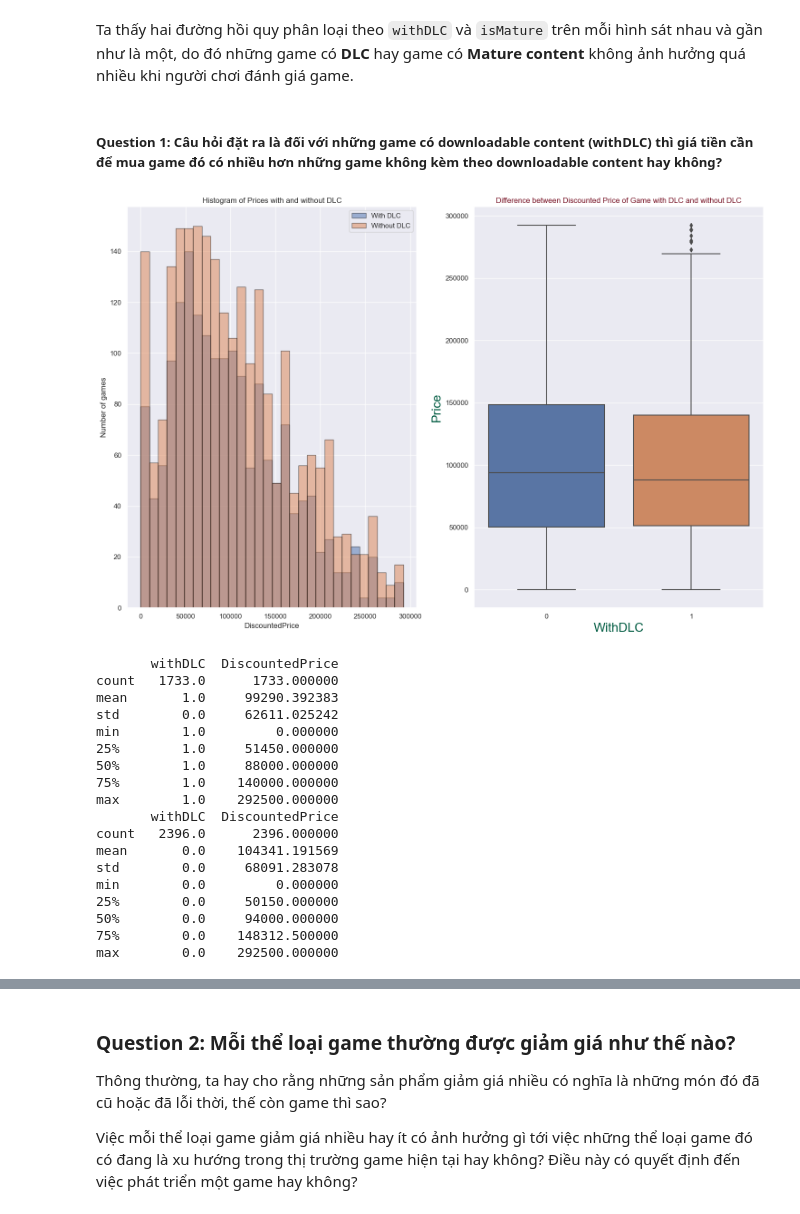
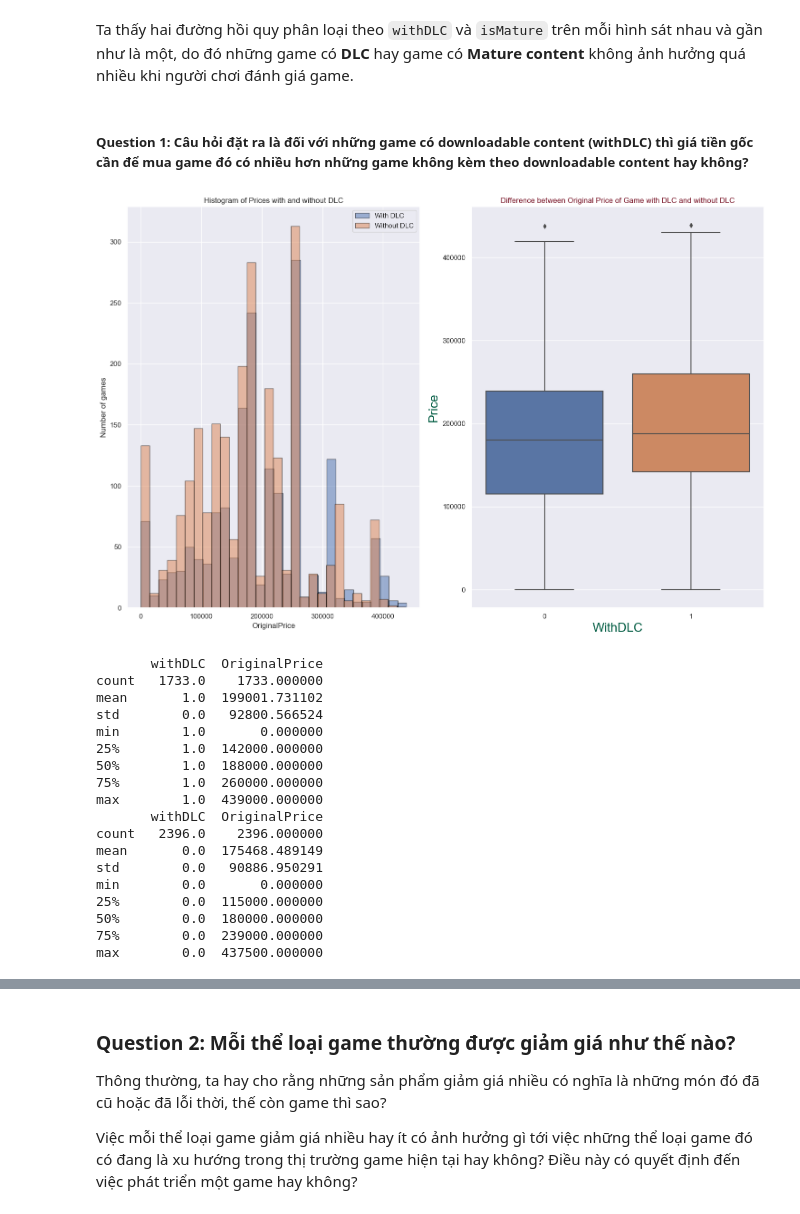
Before and after one commit to cheesepp/steam_game_ratings, a Jupyter notebook: notebooks/eda_questions.ipynb, the cells around one changed output, grey strips where cells are left out. Drawn from its saved outputs; the diff is of its cells as text; code cells hidden in the pictures.

```diff
--- a/notebooks/eda_questions.ipynb
+++ b/notebooks/eda_questions.ipynb
@@ -85,47 +85,47 @@ Text(0.5, 1.0, 'Biểu đề thể hiện mối quan hệ của NegativeReviews
 # %% [markdown]
 Ta thấy hai đường hồi quy phân loại theo `withDLC` và `isMature` trên mỗi hình sát nhau và gần như là một, do đó những game có **DLC** hay game có **Mature content** không ảnh hưởng quá nhiều khi người chơi đánh giá game.
 # %% [markdown]
-##### Question 1: Câu hỏi đặt ra là đối với những game có downloadable content (withDLC) thì giá tiền cần để mua game đó có nhiều hơn những game không kèm theo downloadable content hay không?
+##### Question 1: Câu hỏi đặt ra là đối với những game có downloadable content (withDLC) thì giá tiền gốc cần để mua game đó có nhiều hơn những game không kèm theo downloadable content hay không?
 # %%
 df_with_dlc = cleaned_df[cleaned_df['withDLC'] == 1]
 df_without_dlc = cleaned_df[cleaned_df['withDLC'] == 0]
 
 fig, axs = plt.subplots(1, 2, figsize = (15, 10))
-axs[0].hist(df_with_dlc['DiscountedPrice'], bins = 30, alpha = 0.5, label = 'With DLC', edgecolor = 'black')
-axs[0].hist(df_without_dlc['DiscountedPrice'], bins = 30, alpha = 0.5, label = 'Without DLC', edgecolor = 'black')
+axs[0].hist(df_with_dlc['OriginalPrice'], bins = 30, alpha = 0.5, label = 'With DLC', edgecolor = 'black')
+axs[0].hist(df_without_dlc['OriginalPrice'], bins = 30, alpha = 0.5, label = 'Without DLC', edgecolor = 'black')
 axs[0].legend(loc = 'upper right')
 axs[0].set_title('Histogram of Prices with and without DLC')
-axs[0].set_xlabel('DiscountedPrice')
+axs[0].set_xlabel('OriginalPrice')
 axs[0].set_ylabel('Number of games')
 
-sns.boxplot(x = 'withDLC', y = 'DiscountedPrice', data = cleaned_df, ax = axs[1])
-axs[1].set_title('Difference between Discounted Price of Game with DLC and without DLC', color = '#750E21')
+sns.boxplot(x = 'withDLC', y = 'OriginalPrice', data = cleaned_df, ax = axs[1])
+axs[1].set_title('Difference between Original Price of Game with DLC and without DLC', color = '#750E21')
 axs[1].set_xlabel('WithDLC', color = '#005B41', fontsize = 20)
 axs[1].set_ylabel('Price', color = '#005B41', fontsize = 20)
 
 plt.tight_layout()
 plt.show()
 # %% [output]
-[figure, old version]
+[figure, new version]
 # %%
-print(df_with_dlc[['withDLC', 'DiscountedPrice']].describe())
-print(df_without_dlc[['withDLC', 'DiscountedPrice']].describe())
+print(df_with_dlc[['withDLC', 'OriginalPrice']].describe())
+print(df_without_dlc[['withDLC', 'OriginalPrice']].describe())
 # %% [output]
-       withDLC  DiscountedPrice
-count   1733.0      1733.000000
-mean       1.0     99290.392383
-std        0.0     62611.025242
-min        1.0         0.000000
-25%        1.0     51450.000000
-50%        1.0     88000.000000
-75%        1.0    140000.000000
-max        1.0    292500.000000
-       withDLC  DiscountedPrice
-count   2396.0      2396.000000
-mean       0.0    104341.191569
-std        0.0     68091.283078
-min        0.0         0.000000
-25%        0.0     50150.000000
-50%        0.0     94000.000000
-75%        0.0    148312.500000
-max        0.0    292500.000000
+       withDLC  OriginalPrice
+count   1733.0    1733.000000
+mean       1.0  199001.731102
+std        0.0   92800.566524
+min        1.0       0.000000
+25%        1.0  142000.000000
+50%        1.0  188000.000000
+75%        1.0  260000.000000
+max        1.0  439000.000000
+       withDLC  OriginalPrice
+count   2396.0    2396.000000
+mean       0.0  175468.489149
+std        0.0   90886.950291
+min        0.0       0.000000
+25%        0.0  115000.000000
+50%        0.0  180000.000000
+75%        0.0  239000.000000
+max        0.0  437500.000000
```
Also changed, not shown: parts of 7 cells of this notebook, 1 other file.
